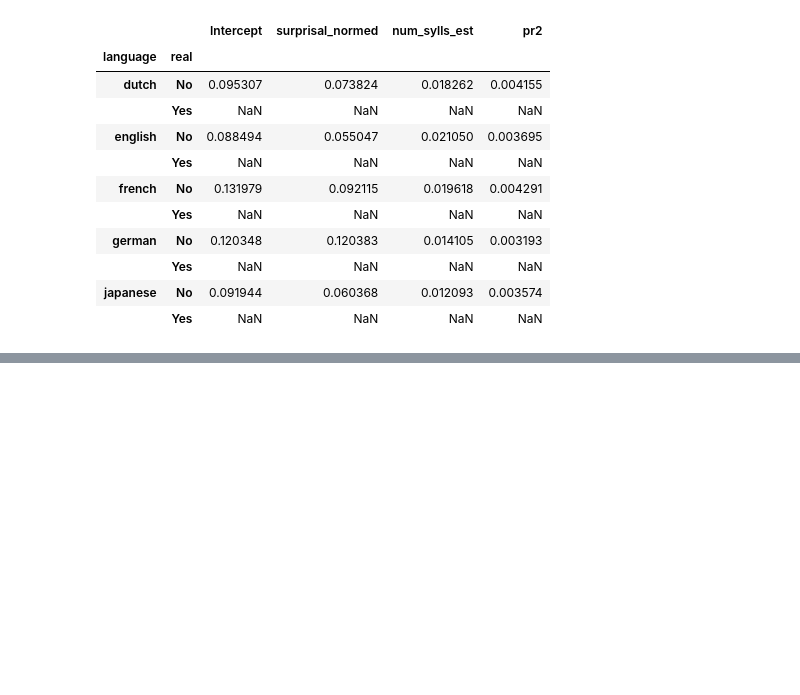
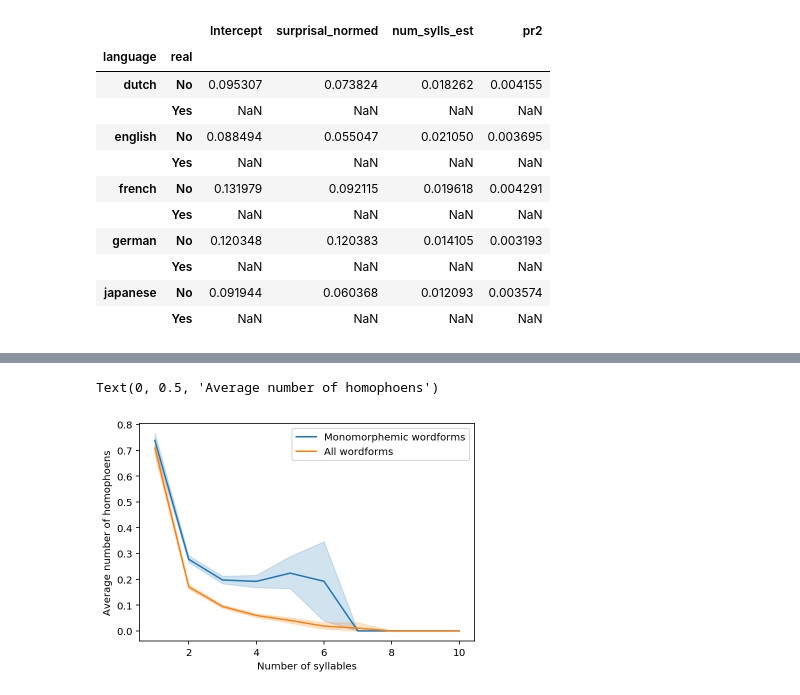
Before and after one commit to seantrott/homophone_simulations, a Jupyter notebook: Homophony in real and artificial lexica.ipynb, the cells around one changed output, grey strips where cells are left out. Saved outputs shown, nothing was run; the diff lists cells and outputs as text; code cells hidden in the pictures; blank space fills up the shorter version.

```diff
--- a/Homophony in real and artificial lexica.ipynb
+++ b/Homophony in real and artificial lexica.ipynb
@@ -1305,0 +1376,3 @@ df_all_model1.groupby(["language", "real"]).std()
+# %%
+df_monomorphemic = df_processed[df_processed['CompCnt']<=1]
+len(df_monomorphemic)
@@ -1305,0 +1408,16 @@ df_all_model1.groupby(["language", "real"]).std()
+# %%
+sns.lineplot(data = df_monomorphemic,
+            x = "num_sylls_est",
+            y = "num_homophones",
+            label = "Monomorphemic wordforms")
+
+sns.lineplot(data = df_processed,
+            x = "num_sylls_est",
+            y = "num_homophones",
+            label = "All wordforms")
+
+plt.xlabel("Number of syllables")
+plt.ylabel("Average number of homophoens")
+# %% [output]
+Text(0, 0.5, 'Average number of homophoens')
+[figure, added]
```
Also changed, not shown: parts of 76 cells of this notebook, 2 other files.
